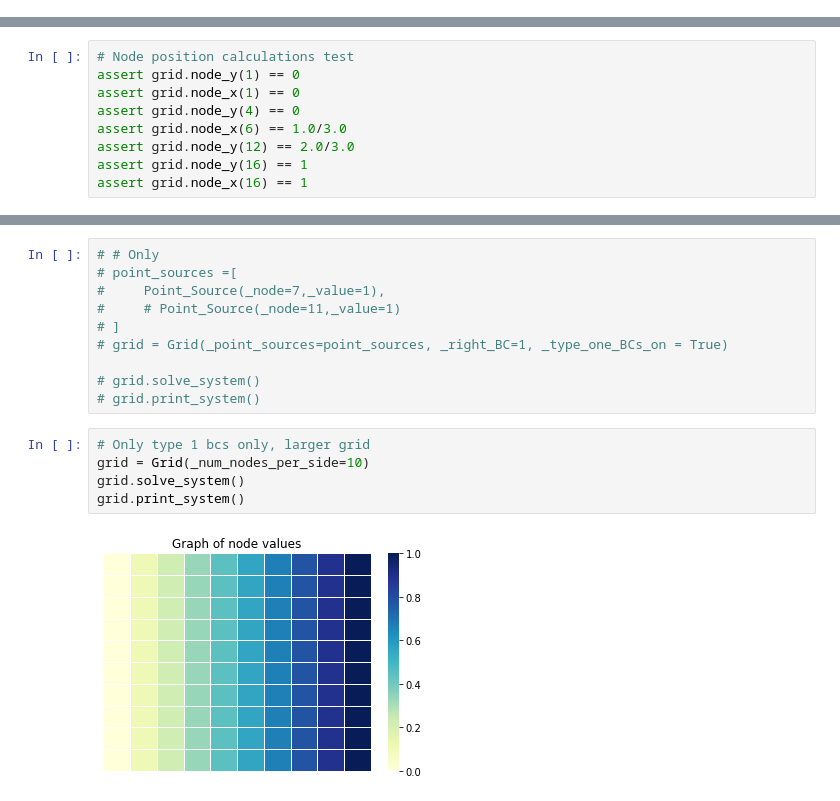
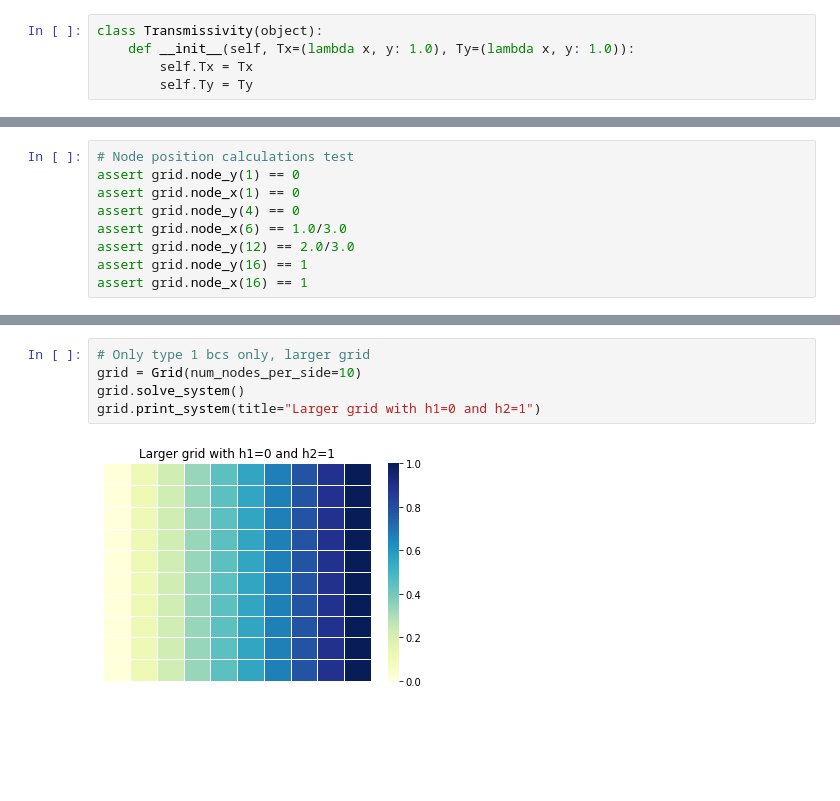
Before and after one commit to westb2/numerical_methods_hw4, a Jupyter notebook: test_grid.ipynb, the cells around one changed output, grey strips where cells are left out. Drawn from its saved outputs; the diff is of its cells as text; blank space fills up the shorter version.

```diff
--- a/test_grid.ipynb
+++ b/test_grid.ipynb
@@ -21,2 +21,7 @@ class Continuous_Source(object):
+# %%
+class Transmissivity(object):
+    def __init__(self, Tx=(lambda x, y: 1.0), Ty=(lambda x, y: 1.0)):
+        self.Tx = Tx
+        self.Ty = Ty
 # %%
 class Grid(object):
@@ -212,17 +250,7 @@ grid.print_system()
-# %%
-# # Only
-# point_sources =[
-#     Point_Source(_node=7,_value=1),
-#     # Point_Source(_node=11,_value=1)
-# ]
-# grid = Grid(_point_sources=point_sources, _right_BC=1, _type_one_BCs_on = True)
-
-# grid.solve_system()
-# grid.print_system()
 # %%
 # Only type 1 bcs only, larger grid
-grid = Grid(_num_nodes_per_side=10)
+grid = Grid(num_nodes_per_side=10)
 grid.solve_system()
-grid.print_system()
+grid.print_system(title="Larger grid with h1=0 and h2=1")
 # %% [output]
-[figure, old version]
+[figure, new version]
```
Also changed, not shown: parts of 16 cells of this notebook.
